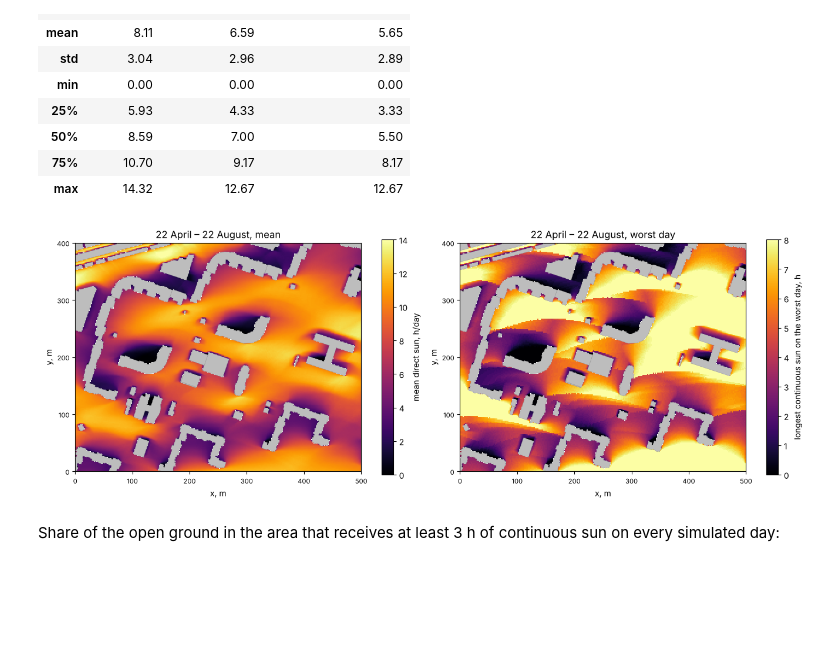
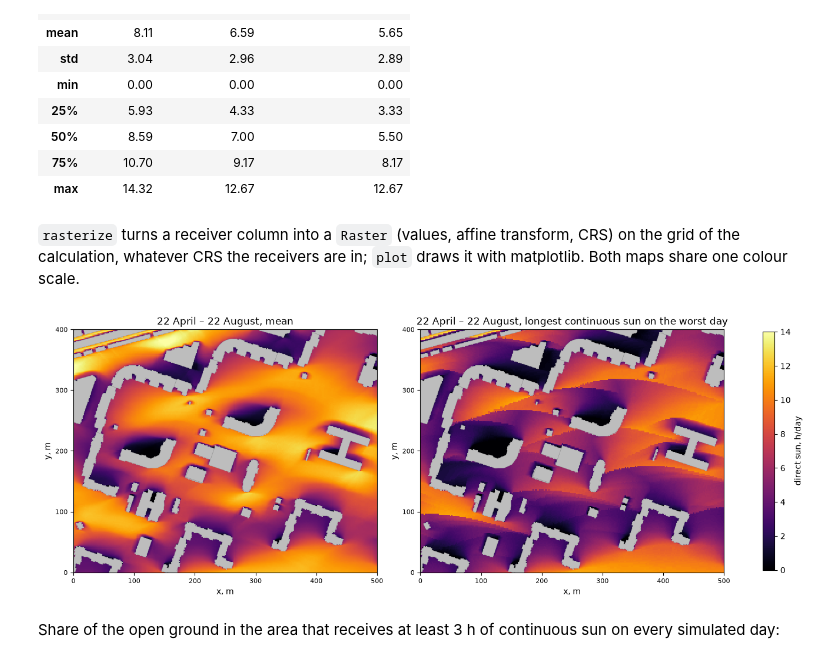
Before and after one commit to IDUclub/ObjectNat, a Jupyter notebook: docs/methods/examples/insolation.ipynb, the cells around one changed output. Cells and saved outputs as stored; diff of their text form; code cells hidden in the pictures; blank space fills up the shorter version.

```diff
--- a/docs/methods/examples/insolation.ipynb
+++ b/docs/methods/examples/insolation.ipynb
@@ -119,8 +120,8 @@ plt.show()
 the receiver points carry `sun_hours` (mean over the simulated days), `min_sun_hours` (worst day) and
 `max_continuous_hours` (longest continuous sunlit period on the worst day), which insolation norms usually limit.
 # %%
-period_zones, receivers = get_insolation(
-    scene, ("2026-04-22", "2026-08-22"), area=area, grid_step=2, day_step=7, return_receivers=True, **HEIGHTS
+receivers = get_insolation(
+    scene, ("2026-04-22", "2026-08-22"), area=area, grid_step=2, day_step=7, output="receivers", **HEIGHTS
 )
 print(len(receivers.attrs["days"]), "simulated days:", receivers.attrs["days"][0], "...", receivers.attrs["days"][-1])
 receivers[["sun_hours", "min_sun_hours", "max_continuous_hours"]].describe().round(2)
@@ -135,33 +136,26 @@ receivers[["sun_hours", "min_sun_hours", "max_continuous_hours"]].describe().rou
 | 50% | 8.59 | 7.00 | 5.50 |
 | 75% | 10.70 | 9.17 | 8.17 |
 | max | 14.32 | 12.67 | 12.67 |
+# %% [markdown]
+`rasterize` turns a receiver column into a `Raster` (values, affine transform, CRS) on the grid of the
+calculation, whatever CRS the receivers are in; `plot` draws it with matplotlib. Both maps share one colour scale.
 # %%
-def raster(ax, points, values, step, **kw):
-    """Draw regular-grid point values as an image."""
-    xy = shapely.get_coordinates(points)
-    i = np.round((xy[:, 0] - xy[:, 0].min()) / step).astype(int)
-    j = np.round((xy[:, 1] - xy[:, 1].min()) / step).astype(int)
-    img = np.full((j.max() + 1, i.max() + 1), np.nan)
-    img[j, i] = values
-    x0, y0 = xy[:, 0].min() - step / 2, xy[:, 1].min() - step / 2
-    return ax.imshow(img, origin="lower", extent=(x0, x0 + img.shape[1] * step, y0, y0 + img.shape[0] * step),
-                     interpolation="nearest", **kw)
-
+from objectnat import rasterize
 
 fig, axs = plt.subplots(1, 2, figsize=(13, 5.2), constrained_layout=True)
-for ax, col, label, vmax in [
-    (axs[0], "sun_hours", "mean direct sun, h/day", 14),
-    (axs[1], "max_continuous_hours", "longest continuous sun on the worst day, h", 8),
+for ax, col, title in [
+    (axs[0], "sun_hours", "22 April – 22 August, mean"),
+    (axs[1], "max_continuous_hours", "22 April – 22 August, longest continuous sun on the worst day"),
 ]:
-    im = raster(ax, receivers.geometry.values, receivers[col].to_numpy(), 2.0, cmap="inferno", vmin=0, vmax=vmax)
+    ax.set_facecolor("#bdbdbd")  # cells without a receiver lie under buildings
+    im = rasterize(receivers, col).plot(ax=ax, cmap="inferno", vmin=0, vmax=14)
     shown.plot(ax=ax, color="#bdbdbd", edgecolor="#8c8c8c", linewidth=0.3)
     map_axes(ax, area.bounds)
-    fig.colorbar(im, ax=ax, shrink=0.8, label=label)
-axs[0].set_title("22 April – 22 August, mean")
-axs[1].set_title("22 April – 22 August, worst day")
+    ax.set_title(title)
+fig.colorbar(im, ax=axs, shrink=0.8, label="direct sun, h/day")
 plt.show()
 # %% [output]
-[figure, old version]
+[figure, new version]
 # %% [markdown]
 Share of the open ground in the area that receives at least 3 h of continuous sun on every simulated day:
 # %%
```
Also changed, not shown: parts of 9 cells of this notebook, 12 other files.
